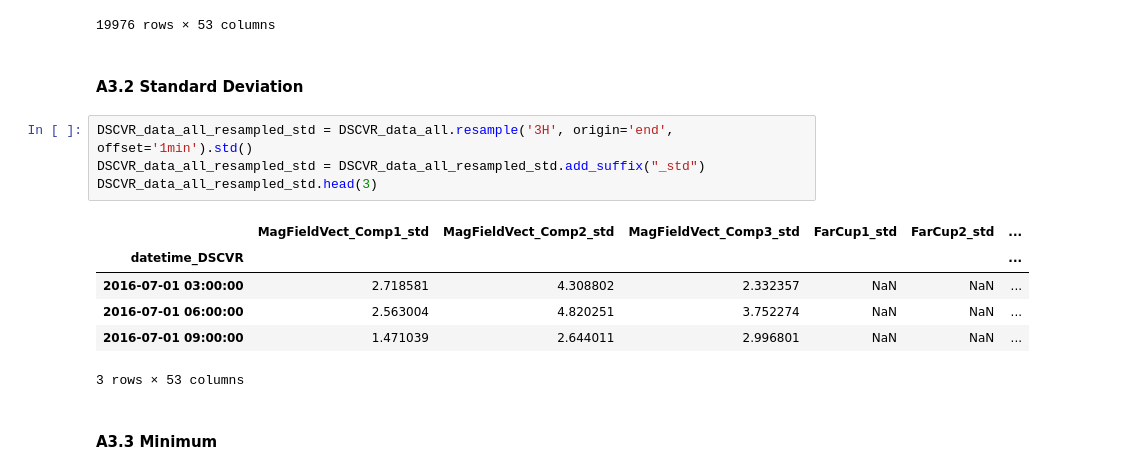
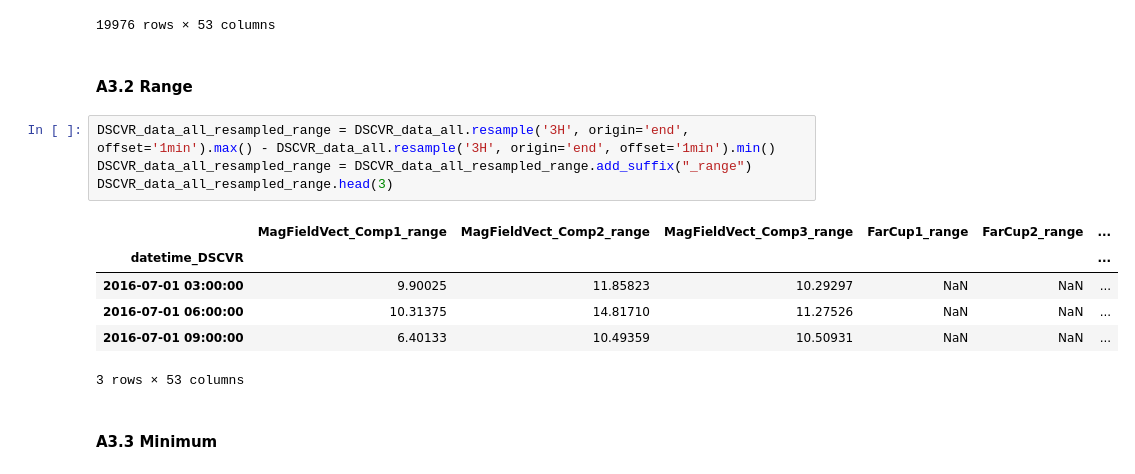
Before and after one commit to fonsofhervella/spaceapps_datathon, a Jupyter notebook: DATA_INGESTION.ipynb, the cells around one changed output. Cells and saved outputs as stored; diff of their text form.

```diff
--- a/DATA_INGESTION.ipynb
+++ b/DATA_INGESTION.ipynb
@@ -154,17 +154,17 @@ DSCVR_data_all_resampled_mean
 | 2023-05-03 00:00:00 | 4.234609 | 3.294242 | -0.042956 | 0.741283 | 0.231726 | ... |
 19976 rows × 53 columns
 # %% [markdown]
-#### A3.2 Standard Deviation
+#### A3.2 Range
 # %%
-DSCVR_data_all_resampled_std = DSCVR_data_all.resample('3H', origin='end', offset='1min').std()
-DSCVR_data_all_resampled_std = DSCVR_data_all_resampled_std.add_suffix("_std")
-DSCVR_data_all_resampled_std.head(3)
+DSCVR_data_all_resampled_range = DSCVR_data_all.resample('3H', origin='end', offset='1min').max() - DSCVR_data_all.resample('3H', origin='end', offset='1min').min()
+DSCVR_data_all_resampled_range = DSCVR_data_all_resampled_range.add_suffix("_range")
+DSCVR_data_all_resampled_range.head(3)
 # %% [output]
-|  | MagFieldVect_Comp1_std | MagFieldVect_Comp2_std | MagFieldVect_Comp3_std | FarCup1_std | FarCup2_std | ... |
+|  | MagFieldVect_Comp1_range | MagFieldVect_Comp2_range | MagFieldVect_Comp3_range | FarCup1_range | FarCup2_range | ... |
 | datetime_DSCVR |  |  |  |  |  | ... |
-| 2016-07-01 03:00:00 | 2.718581 | 4.308802 | 2.332357 | NaN | NaN | ... |
-| 2016-07-01 06:00:00 | 2.563004 | 4.820251 | 3.752274 | NaN | NaN | ... |
-| 2016-07-01 09:00:00 | 1.471039 | 2.644011 | 2.996801 | NaN | NaN | ... |
+| 2016-07-01 03:00:00 | 9.90025 | 11.85823 | 10.29297 | NaN | NaN | ... |
+| 2016-07-01 06:00:00 | 10.31375 | 14.81710 | 11.27526 | NaN | NaN | ... |
+| 2016-07-01 09:00:00 | 6.40133 | 10.49359 | 10.50931 | NaN | NaN | ... |
 3 rows × 53 columns
 # %% [markdown]
 #### A3.3 Minimum
```
Also changed, not shown: parts of 4 cells of this notebook, 2 other files.
